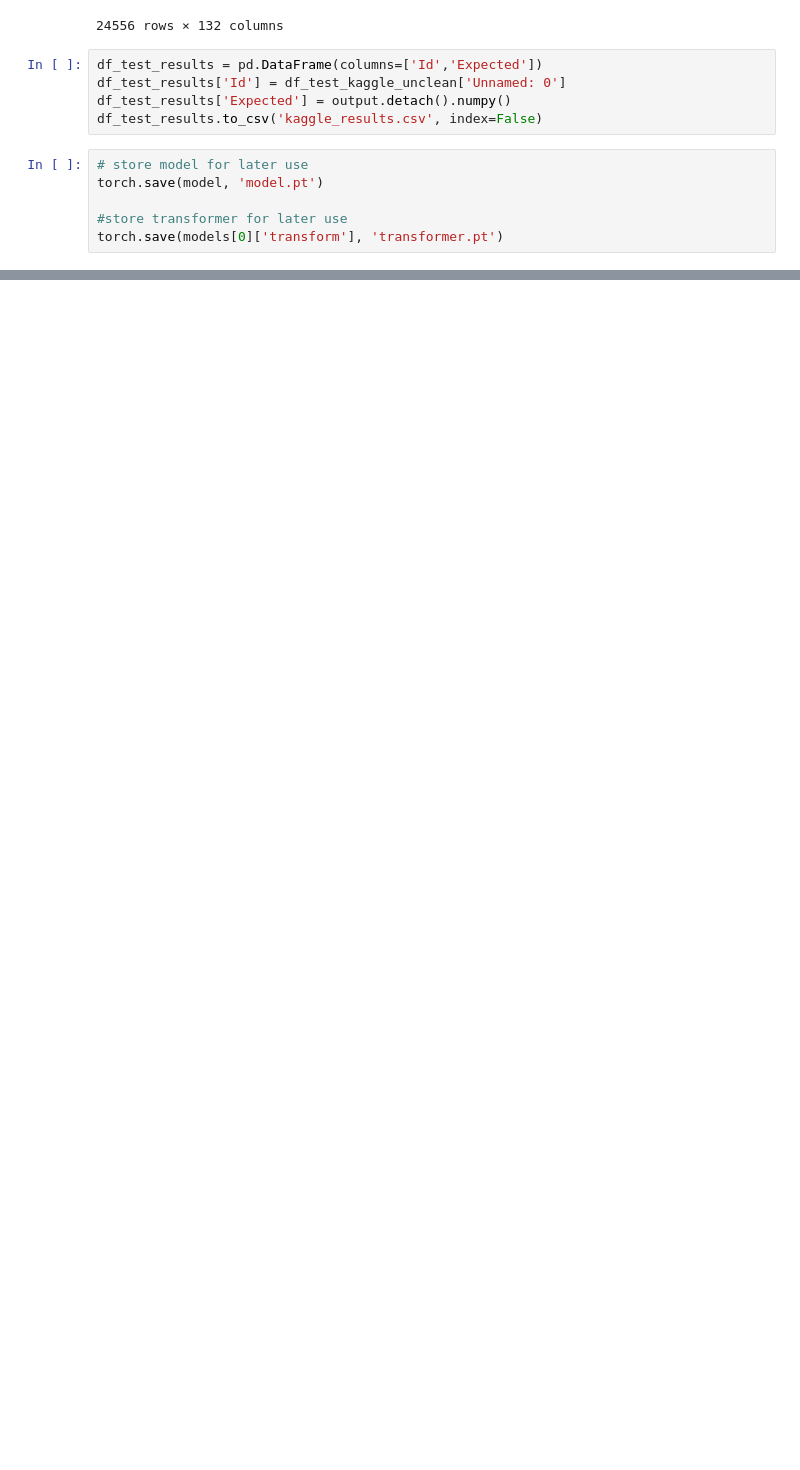
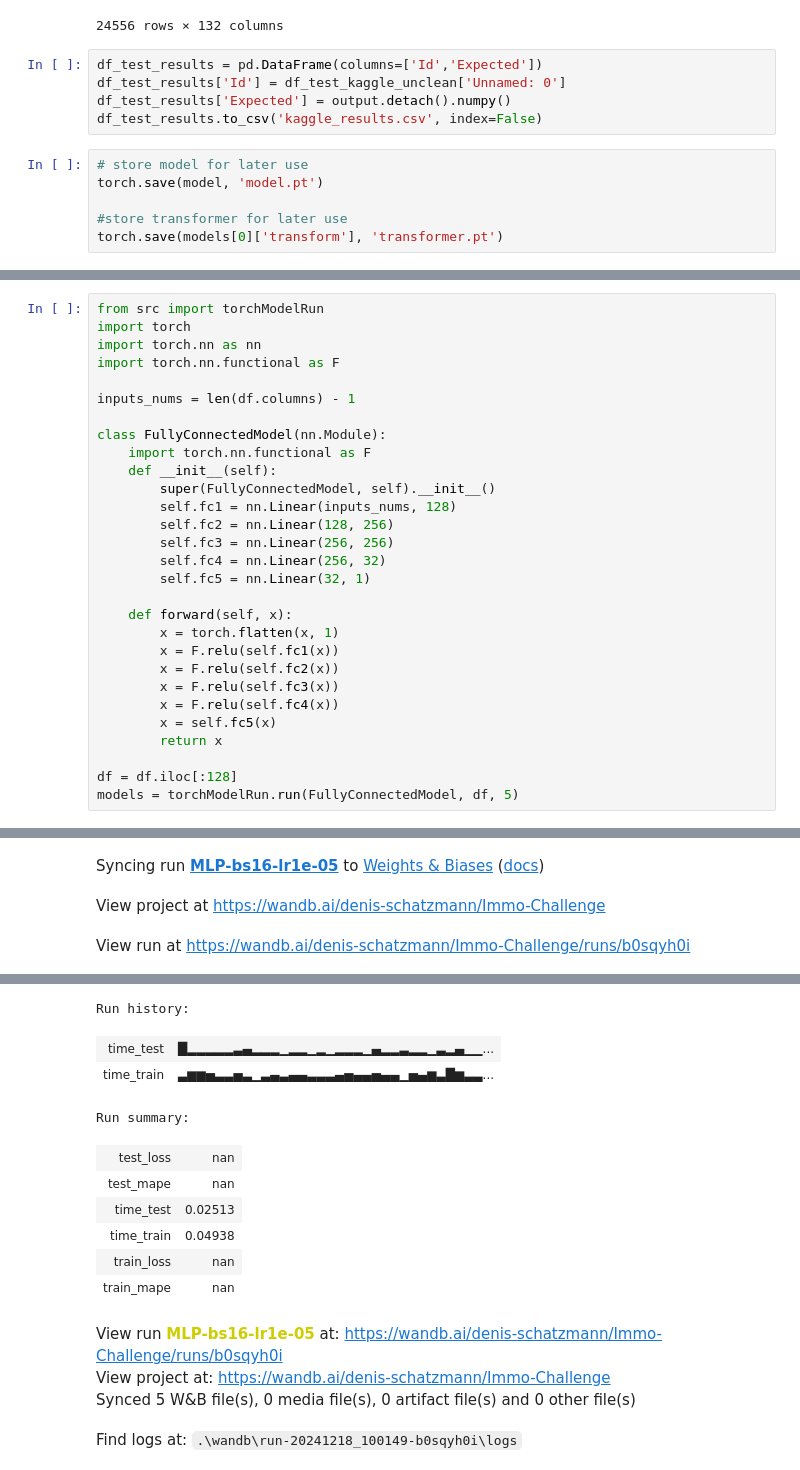
Before and after one commit to staldenhoefler/immo_challenge, a Jupyter notebook: notebooks/MLP.ipynb, the cells around one changed output, grey strips where cells are left out. Saved outputs shown, nothing was run; the diff lists cells and outputs as text; blank space fills up the shorter version.

```diff
--- a/notebooks/MLP.ipynb
+++ b/notebooks/MLP.ipynb
@@ -471,0 +475,30 @@ torch.save(models[0]['transform'], 'transformer.pt')
+# %%
+from src import torchModelRun
+import torch
+import torch.nn as nn
+import torch.nn.functional as F
+
+inputs_nums = len(df.columns) - 1
+
+class FullyConnectedModel(nn.Module):
+    import torch.nn.functional as F
+    def __init__(self):
+        super(FullyConnectedModel, self).__init__()
+        self.fc1 = nn.Linear(inputs_nums, 128)
+        self.fc2 = nn.Linear(128, 256)
+        self.fc3 = nn.Linear(256, 256)
+        self.fc4 = nn.Linear(256, 32)
+        self.fc5 = nn.Linear(32, 1)
+
+    def forward(self, x):
+        x = torch.flatten(x, 1)
+        x = F.relu(self.fc1(x))
+        x = F.relu(self.fc2(x))
+        x = F.relu(self.fc3(x))
+        x = F.relu(self.fc4(x))
+        x = self.fc5(x)
+        return x
+
+df = df.iloc[:128]
+models = torchModelRun.run(FullyConnectedModel, df, 5)
+# %% [output]
@@ -471,0 +510,3 @@ torch.save(models[0]['transform'], 'transformer.pt')
+Syncing run MLP-bs16-lr1e-05 to Weights & Biases (docs)
+View project at https://wandb.ai/denis-schatzmann/Immo-Challenge
+View run at https://wandb.ai/denis-schatzmann/Immo-Challenge/runs/b0sqyh0i
@@ -471,0 +530,14 @@ torch.save(models[0]['transform'], 'transformer.pt')
+Run history:
+| time_test | █▂▂▂▂▂▃▄▂▂▂▁▂▂▁▂▁▂▂▂▁▄▂▂▃▂▂▁▃▂▄▁▁... |
+| time_train | ▃▆▆▅▃▃▅▃▁▃▄▃▄▄▃▃▃▄▅▄▄▅▄▄▁▅▄▆▃█▆▃▃... |
+Run summary:
+| test_loss | nan |
+| test_mape | nan |
+| time_test | 0.02513 |
+| time_train | 0.04938 |
+| train_loss | nan |
+| train_mape | nan |
+View run MLP-bs16-lr1e-05 at: https://wandb.ai/denis-schatzmann/Immo-Challenge/runs/b0sqyh0i
+View project at: https://wandb.ai/denis-schatzmann/Immo-Challenge
+Synced 5 W&B file(s), 0 media file(s), 0 artifact file(s) and 0 other file(s)
+Find logs at: .\wandb\run-20241218_100149-b0sqyh0i\logs
```
Also changed, not shown: parts of 6 cells of this notebook, 6 other files.
